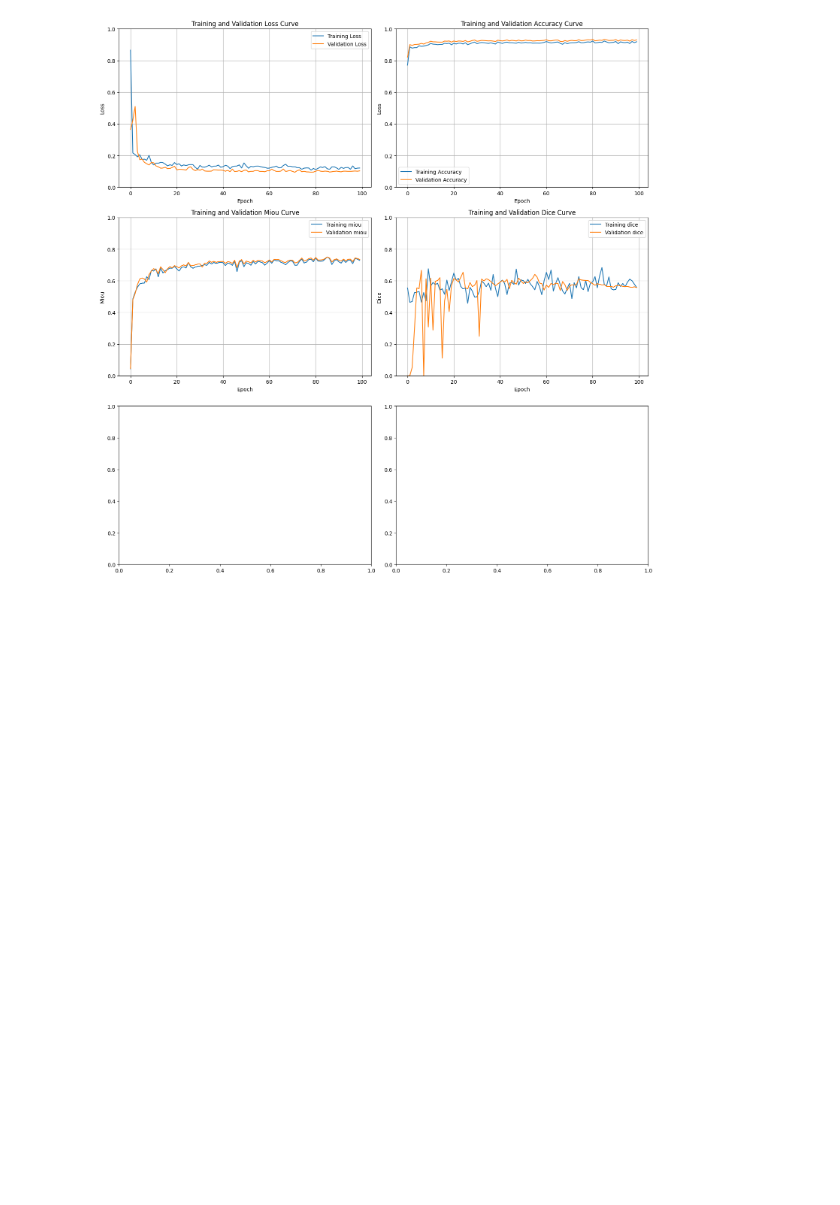
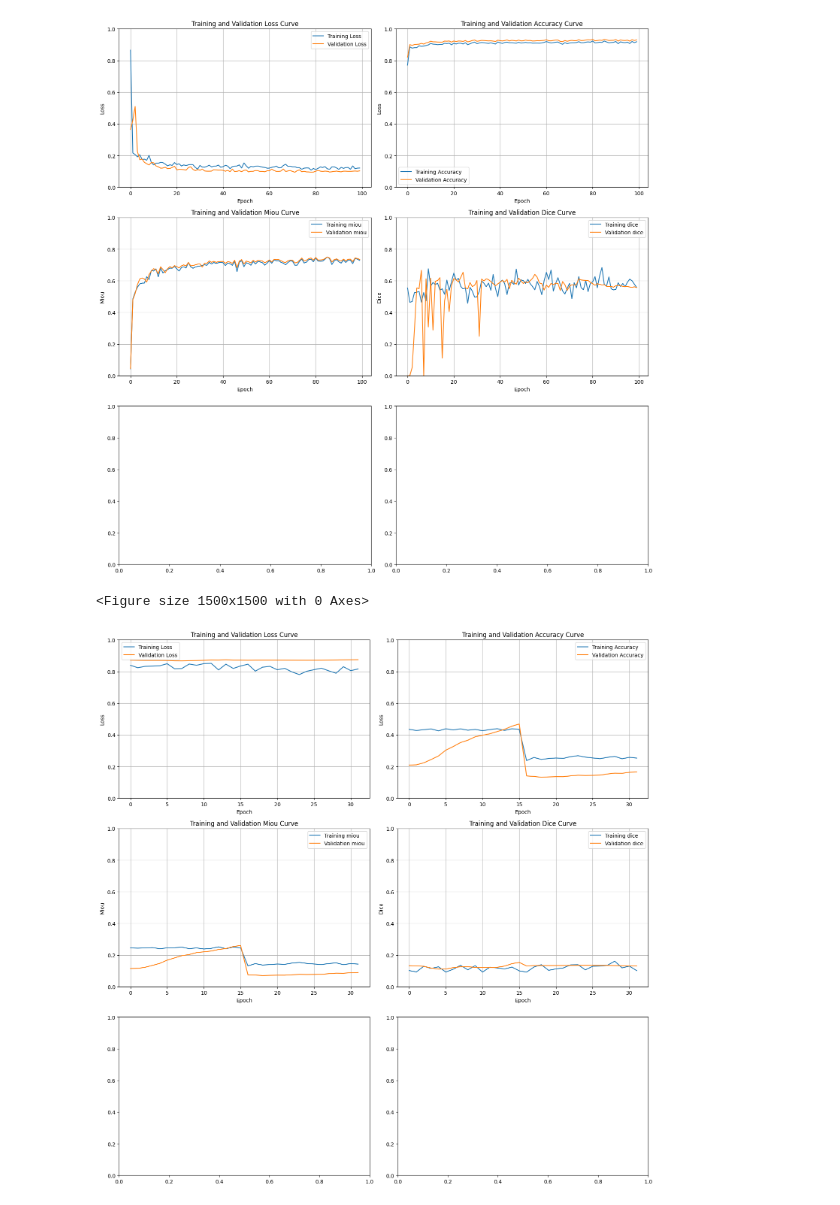
Before and after one commit to Yang-Jiaxiang/ST-PlusPlus, a Jupyter notebook: Loss_curve.ipynb, the cells around one changed output. Drawn from its saved outputs; the diff is of its cells as text; code cells hidden in the pictures; blank space fills up the shorter version.

```diff
--- a/Loss_curve.ipynb
+++ b/Loss_curve.ipynb
@@ -104,3 +104,10 @@ plotCurve(df)
 # %% [output]
 <Figure size 1500x1500 with 0 Axes>
 [figure]
+# %%
+csv_file_path = 'outdir/loss/loss_supervised_labeled.csv'  # 請將此處替換為你的 CSV 檔案路徑
+df = readCSV(csv_file_path)
+plotCurve(df)
+# %% [output]
+<Figure size 1500x1500 with 0 Axes>
+[figure, added]
```
Also changed, not shown: 3 other files.
